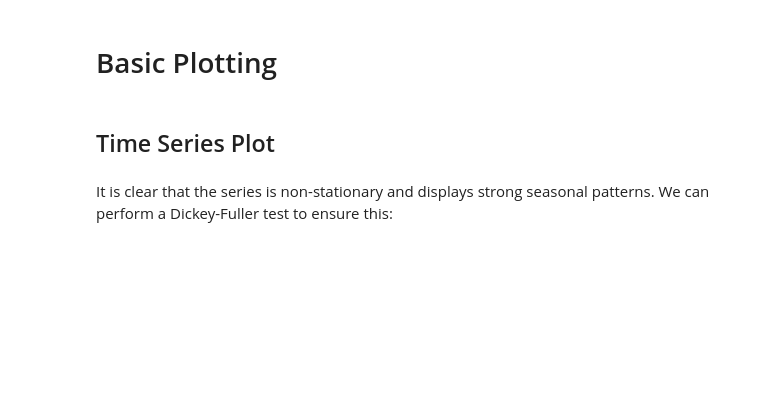
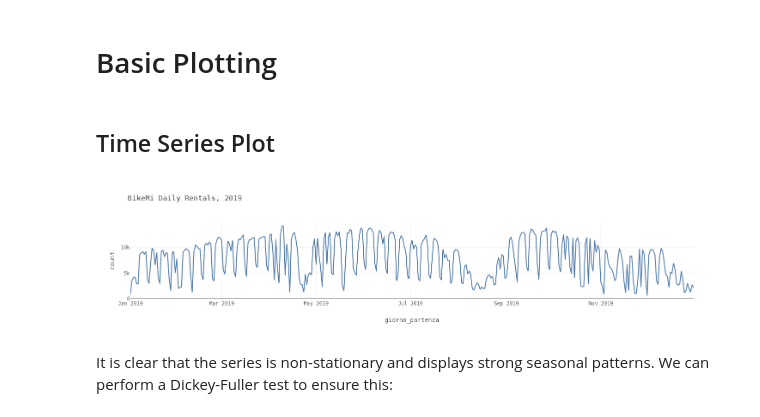
Before and after one commit to toscasterre/thesis-forecasting, a Jupyter notebook: notebooks/04_arima_modelling.ipynb, the cells around one changed output. Saved outputs shown, nothing was run; the diff lists cells and outputs as text; code cells hidden in the pictures; blank space fills up the shorter version.

```diff
--- a/notebooks/04_arima_modelling.ipynb
+++ b/notebooks/04_arima_modelling.ipynb
@@ -46,21 +46,25 @@ import custom_functions.time_series_functions as tsf
 # %%
 daily_outflow = pd.read_csv("../data/bikemi_csv/daily_outflow.csv", parse_dates=[0])
 
-daily_outflow = daily_outflow.assign(
-    year = lambda x: x["giorno_partenza"].dt.year,
-    month = lambda x: x["giorno_partenza"].dt.month,
-    month_name = lambda x: x["giorno_partenza"].dt.month_name().astype("category"),
-    week = lambda x: x["giorno_partenza"].dt.isocalendar().week,
-    day = lambda x: x["giorno_partenza"].dt.weekday,
-    day_name = lambda x: x["giorno_partenza"].dt.day_name(),
-    day_of_month = lambda x: x["giorno_partenza"].dt.day,
-    dayofyear = lambda x: x["giorno_partenza"].dt.dayofyear,
-    # alternatively:
-    # holiday = lambda ts: list(map(lambda x: holidays.CountryHoliday("IT").get(x), ts["giorno_partenza"]))
-    holiday = lambda ts: ts["giorno_partenza"].apply(lambda x: holidays.CountryHoliday("IT").get(x))
-) \
-    .set_index("giorno_partenza") \
+daily_outflow = (
+    daily_outflow.assign(
+        year=lambda x: x["giorno_partenza"].dt.year,
+        month=lambda x: x["giorno_partenza"].dt.month,
+        month_name=lambda x: x["giorno_partenza"].dt.month_name().astype("category"),
+        week=lambda x: x["giorno_partenza"].dt.isocalendar().week,
+        day=lambda x: x["giorno_partenza"].dt.weekday,
+        day_name=lambda x: x["giorno_partenza"].dt.day_name(),
+        day_of_month=lambda x: x["giorno_partenza"].dt.day,
+        dayofyear=lambda x: x["giorno_partenza"].dt.dayofyear,
+        # alternatively:
+        # holiday = lambda ts: list(map(lambda x: holidays.CountryHoliday("IT").get(x), ts["giorno_partenza"]))
+        holiday=lambda ts: ts["giorno_partenza"].apply(
+            lambda x: holidays.CountryHoliday("IT").get(x)
+        ),
+    )
+    .set_index("giorno_partenza")
     .astype({"day_name": "string"})
+)
 
 daily_outflow
 # %% [output]
@@ -84,12 +88,12 @@ daily_outflow
 ## Time Series Plot
 # %%
 daily_outflow.plot(
-    y = "count",
-    title = "BikeMi Daily Rentals, 2019",
-    color_discrete_sequence=px.colors.qualitative.T10
-) \
-    .update_layout(**plotly_styles) \
-    .update_traces(hovertemplate=None)
+    y="count",
+    title="BikeMi Daily Rentals, 2019",
+    color_discrete_sequence=px.colors.qualitative.T10,
+).update_layout(**plotly_styles).update_traces(hovertemplate=None)
+# %% [output]
+[figure, added]
 # %% [markdown]
 It is clear that the series is non-stationary and displays strong seasonal patterns. We can perform a Dickey-Fuller test to ensure this:
 # %%
```
Also changed, not shown: parts of 11 cells of this notebook, 8 other files.
